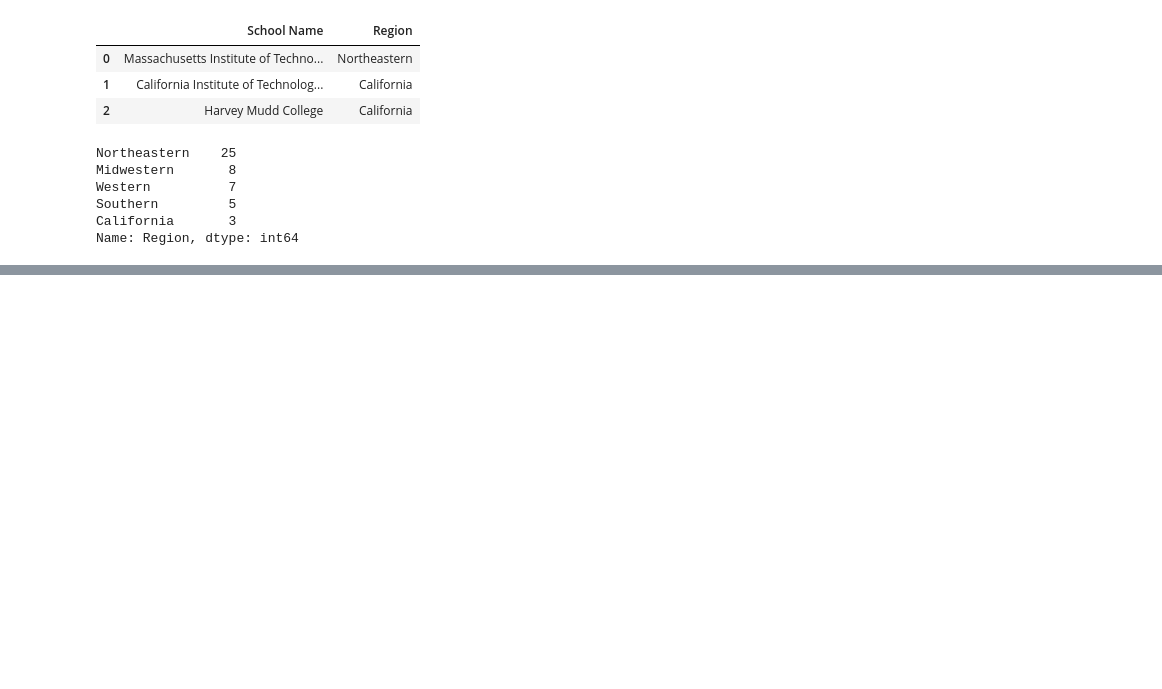
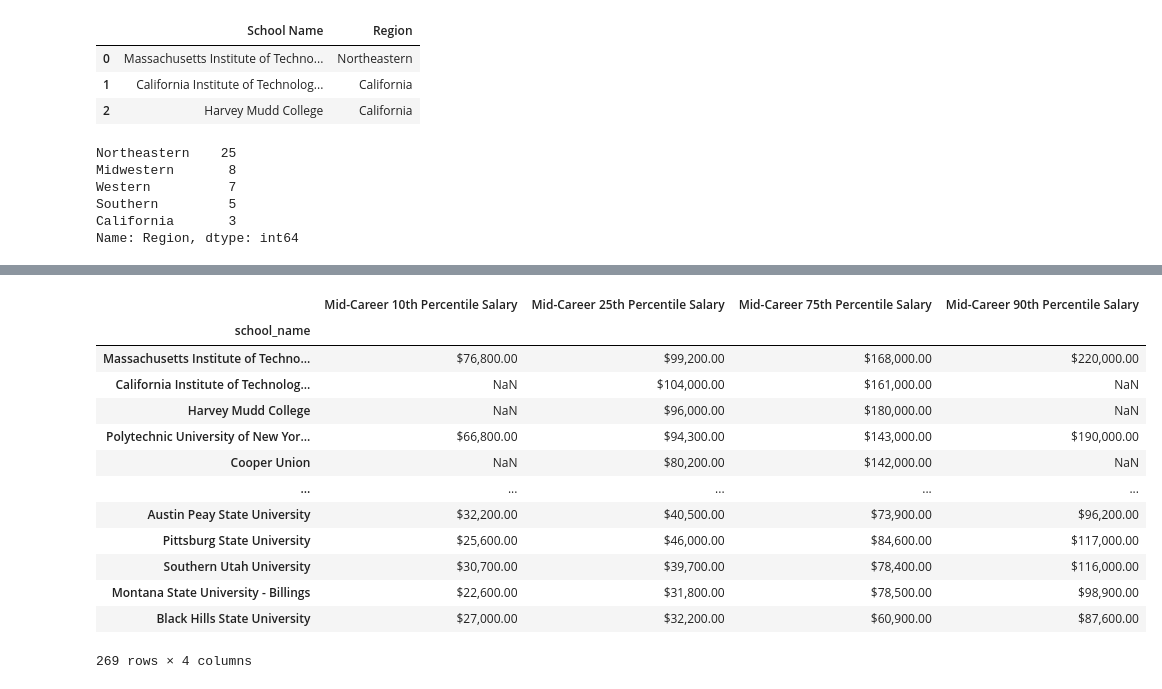
Before and after one commit to junio-firmino/Aprendizado_python, a Jupyter notebook: Multi_df.ipynb, the cells around one changed output, grey strips where cells are left out. Cells and saved outputs as stored; diff of their text form; code cells hidden in the pictures; blank space fills up the shorter version.

```diff
--- a/Multi_df.ipynb
+++ b/Multi_df.ipynb
@@ -380,0 +391,19 @@ Name: Region, dtype: int64
+# %%
+mid_career1 = mid_career.set_index('school_name')
+# %%
+mid_career1
+# %% [output]
+|  | Mid-Career 10th Percentile Salary | Mid-Career 25th Percentile Salary | Mid-Career 75th Percentile Salary | Mid-Career 90th Percentile Salary |
+| school_name |  |  |  |  |
+| Massachusetts Institute of Techno... | $76,800.00 | $99,200.00 | $168,000.00 | $220,000.00 |
+| California Institute of Technolog... | NaN | $104,000.00 | $161,000.00 | NaN |
+| Harvey Mudd College | NaN | $96,000.00 | $180,000.00 | NaN |
+| Polytechnic University of New Yor... | $66,800.00 | $94,300.00 | $143,000.00 | $190,000.00 |
+| Cooper Union | NaN | $80,200.00 | $142,000.00 | NaN |
+| ... | ... | ... | ... | ... |
+| Austin Peay State University | $32,200.00 | $40,500.00 | $73,900.00 | $96,200.00 |
+| Pittsburg State University | $25,600.00 | $46,000.00 | $84,600.00 | $117,000.00 |
+| Southern Utah University | $30,700.00 | $39,700.00 | $78,400.00 | $116,000.00 |
+| Montana State University - Billings | $22,600.00 | $31,800.00 | $78,500.00 | $98,900.00 |
+| Black Hills State University | $27,000.00 | $32,200.00 | $60,900.00 | $87,600.00 |
+269 rows × 4 columns
```
Also changed, not shown: parts of 4 cells of this notebook.
